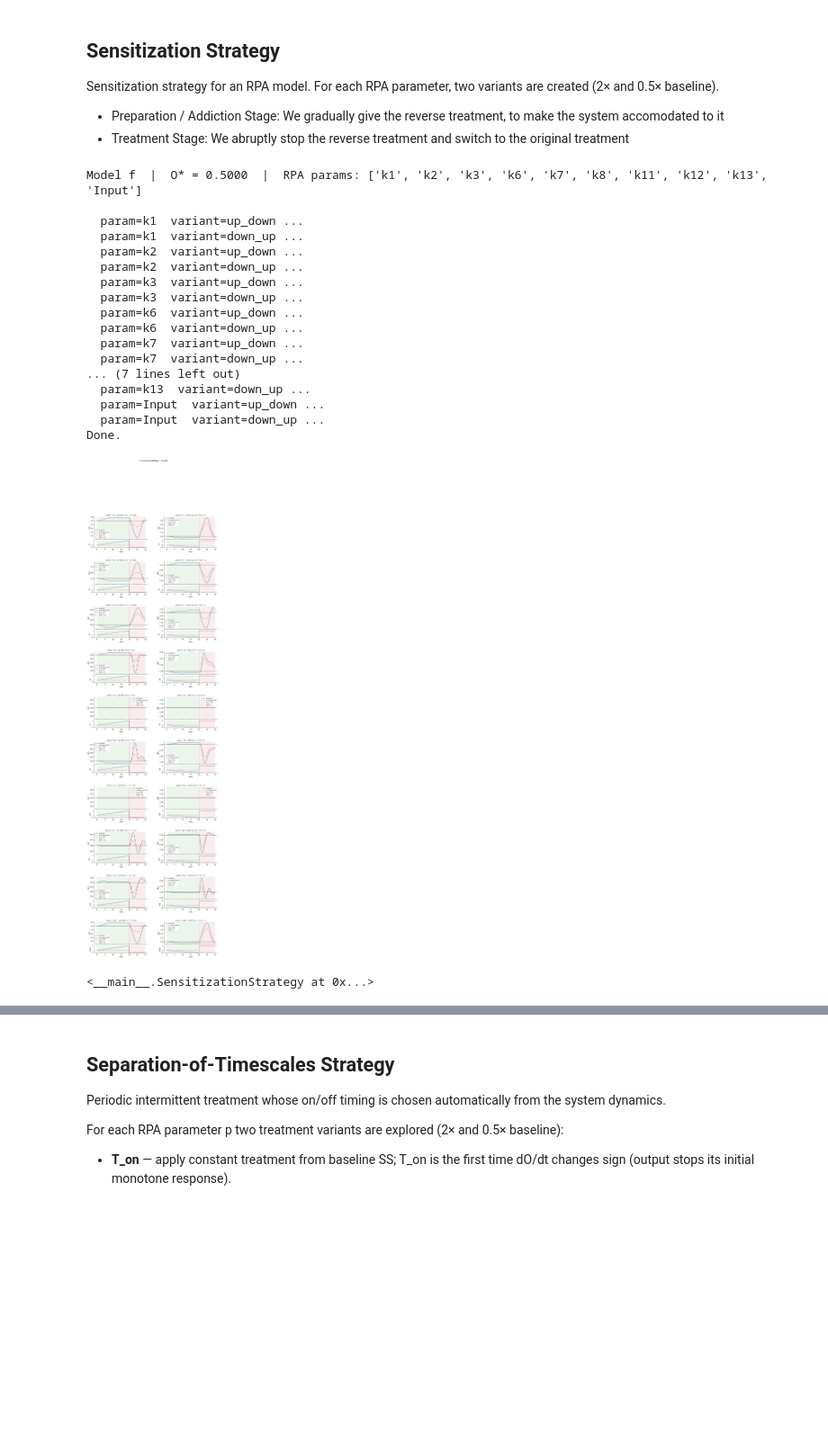
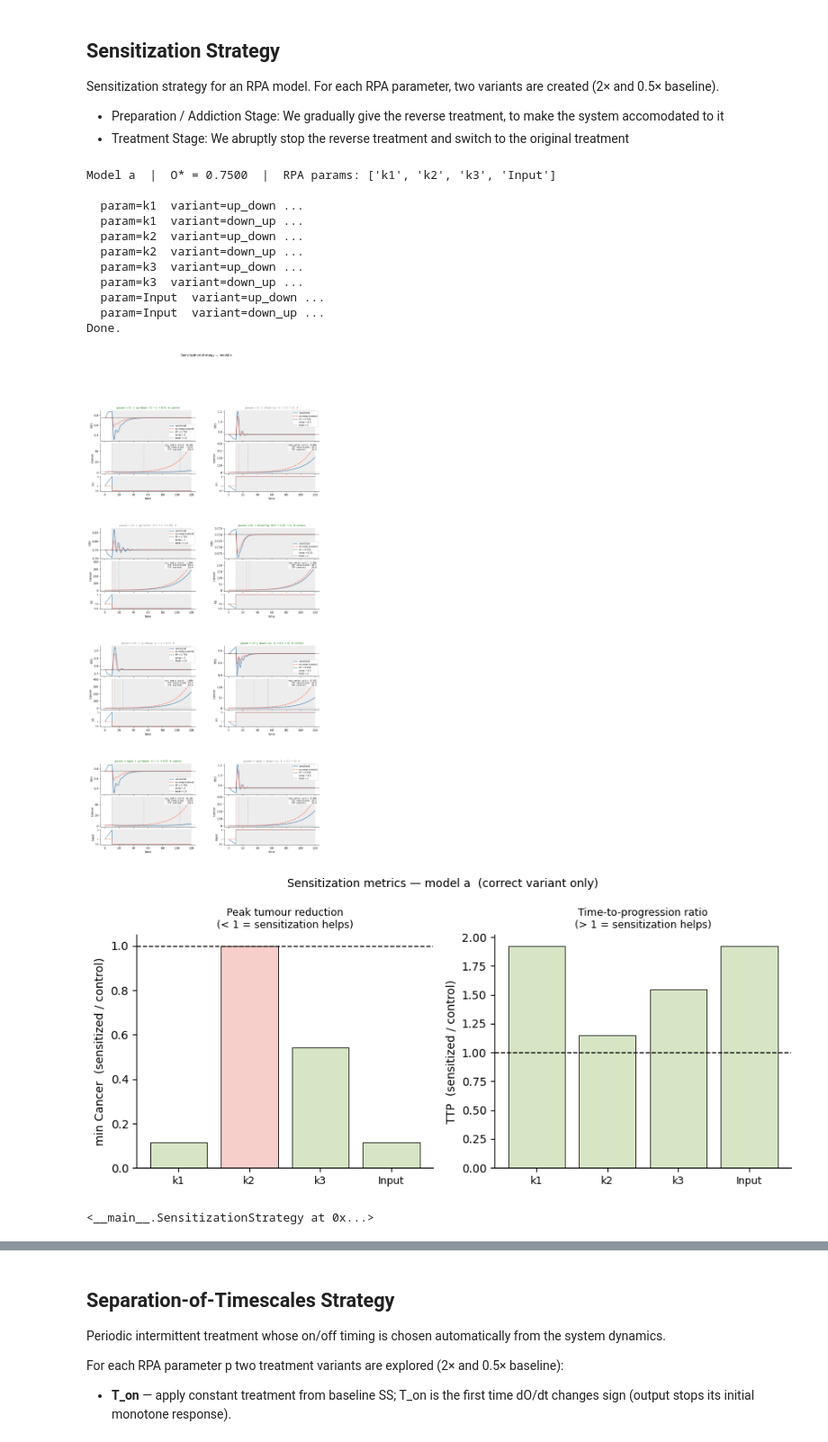
Before and after one commit to Liamir/autodiff-control, a Jupyter notebook: notebooks/rpa_model_class.ipynb, the cells around one changed output, grey strips where cells are left out. Shown at 90% size. Cells and saved outputs as stored; diff of their text form; code cells hidden in the pictures; blank space fills up the shorter version.

Commit message:
sensitization on models a-f

```diff
--- a/notebooks/rpa_model_class.ipynb
+++ b/notebooks/rpa_model_class.ipynb
@@ -1196,23 +1295,18 @@ def run_sensitization_demo(model, ramp_duration=10.0, t_post=10.0, dt=0.005):
     return ss
 # %%
-run_sensitization_demo(model_f, ramp_duration=20.0, t_post=10.0)
+run_sensitization_demo(model_a, ramp_duration=10.0, t_post=110.0, cancer_threshold=2.0)
 # %% [output]
-Model f  |  O* = 0.5000  |  RPA params: ['k1', 'k2', 'k3', 'k6', 'k7', 'k8', 'k11', 'k12', 'k13', 'Input']
+Model a  |  O* = 0.7500  |  RPA params: ['k1', 'k2', 'k3', 'Input']
 
   param=k1  variant=up_down ...
   param=k1  variant=down_up ...
   param=k2  variant=up_down ...
   param=k2  variant=down_up ...
   param=k3  variant=up_down ...
   param=k3  variant=down_up ...
-  param=k6  variant=up_down ...
-  param=k6  variant=down_up ...
-  param=k7  variant=up_down ...
-  param=k7  variant=down_up ...
-... (7 lines left out)
-  param=k13  variant=down_up ...
   param=Input  variant=up_down ...
   param=Input  variant=down_up ...
 Done.
-[figure, old version]
+[figure, new version]
+[figure, added]
 <__main__.SensitizationStrategy at 0x...>
```
Also changed, not shown: parts of 9 cells of this notebook, 1 other file.
